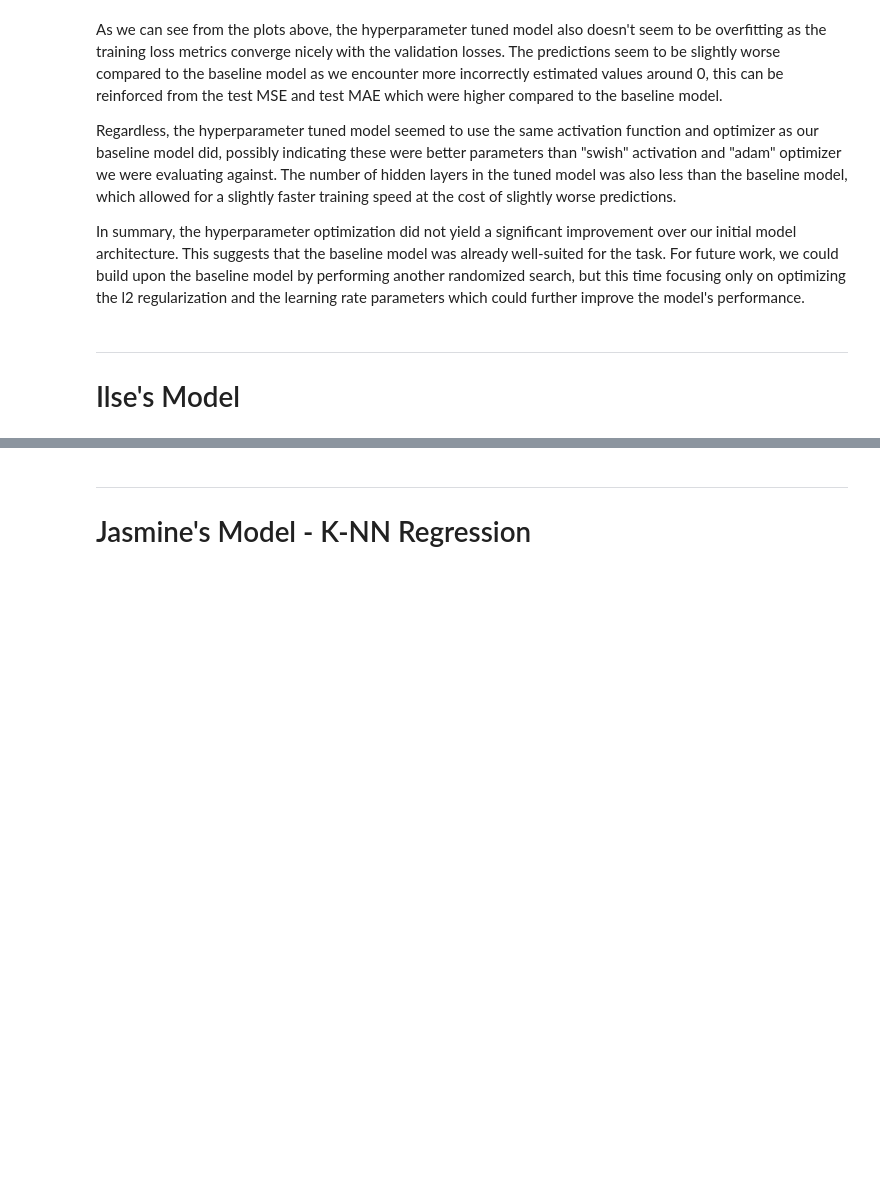
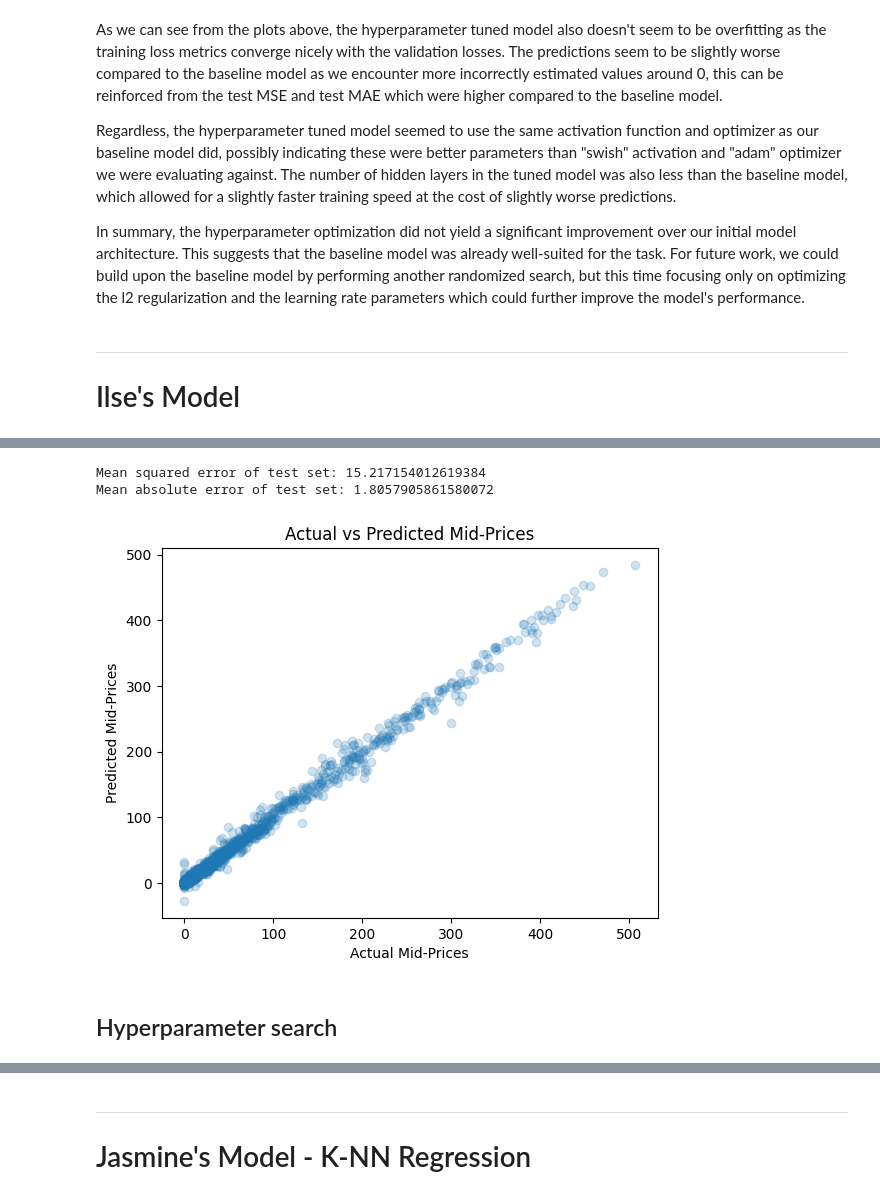
Before and after one commit to jakuokuo/CFRM521_FinalProject, a Jupyter notebook: Final_Report.ipynb, the cells around one changed output, grey strips where cells are left out. Saved outputs shown, nothing was run; the diff lists cells and outputs as text; code cells hidden in the pictures; blank space fills up the shorter version.

Commit message:
Update Final_Report.ipynb
Added GradBoost algo

```diff
--- a/Final_Report.ipynb
+++ b/Final_Report.ipynb
@@ -681,0 +723,24 @@ In summary, the hyperparameter optimization did not yield a significant improvem
+# %%
+
+def define_features(df):
+    df['expiration'] = pd.to_datetime(df['expiration'])
+    df['quote_date'] = pd.to_datetime(df['quote_date'])
+    df['tte'] = (df['expiration'] - df['quote_date']).dt.days / 252
+    X = df[['close', 'strike', 'delta', 'gamma',
+            'vega', 'theta', 'implied_volatility', 'tte']]
+    y = df['mid_price']
+    return X, y
+
+def get_features():
+    X_feats = []
+    y_feats = []
+    for df in [train, valid, test]:
+        df = df.copy()
+        X, y = define_features(df)
+        X_feats.append(X)
+        y_feats.append(y)
+    return X_feats, y_feats
+
+X_feats, y_feats = get_features()
+X_train, X_valid, X_test = X_feats
+y_train, y_valid, y_test = y_feats
@@ -681,0 +755,27 @@ In summary, the hyperparameter optimization did not yield a significant improvem
+# %%
+gbrt = GradientBoostingRegressor(max_depth=5,
+                                 n_estimators=120,
+                                 learning_rate=0.5,
+                                 n_iter_no_change=5,
+                                 random_state=42)
+gbrt.fit(X_train, y_train)
+y_pred = gbrt.predict(X_test)
+# %%
+mse = mean_squared_error(y_test, y_pred)
+mae = mean_absolute_error(y_test, y_pred)
+print(f'Mean squared error of test set: {mse}')
+print(f'Mean absolute error of test set: {mae}')
+# %% [output]
+Mean squared error of test set: 15.217154012619384
+Mean absolute error of test set: 1.8057905861580072
+# %%
+index = range(0, len(y_test))
+plt.scatter(y_test, y_pred, alpha=0.2)
+plt.xlabel("Actual Mid-Prices")
+plt.ylabel("Predicted Mid-Prices")
+plt.title('Actual vs Predicted Mid-Prices')
+plt.show()
+# %% [output]
+[figure, added]
+# %% [markdown]
+## Hyperparameter search
```
Also changed, not shown: parts of 17 cells of this notebook.
